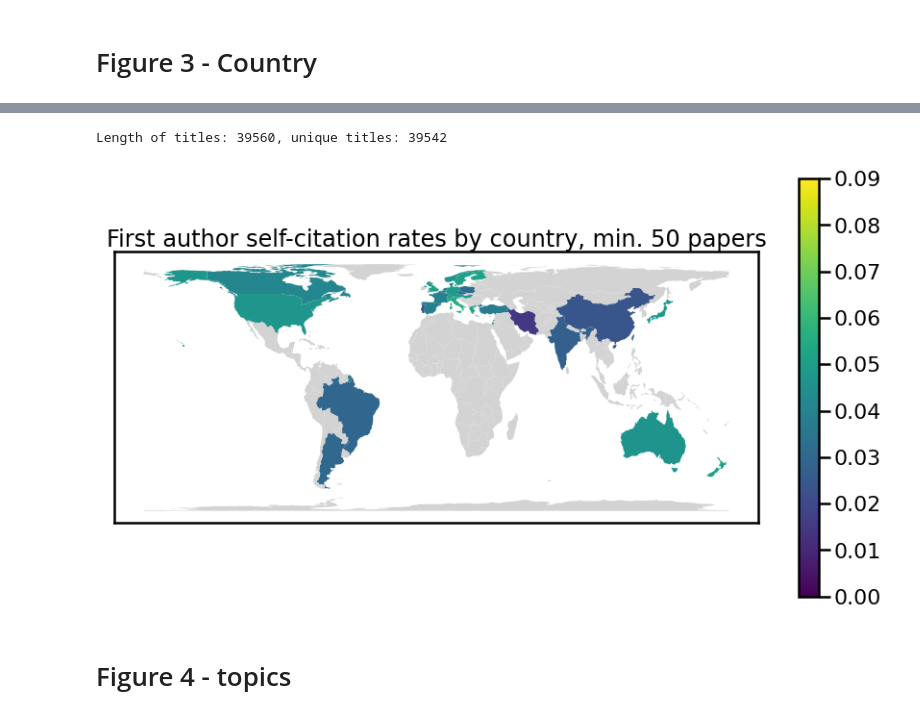
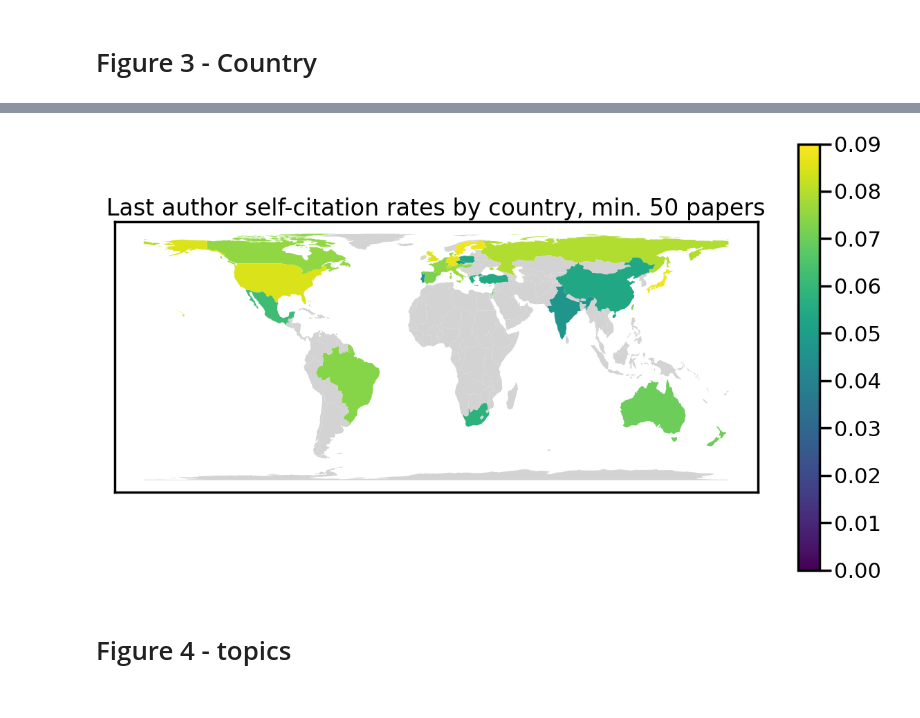
Before and after one commit to mattrosenblatt7/self_citation, a Jupyter notebook: raw_data_analysis/bootstrap_analysis.ipynb, the cells around one changed output, grey strips where cells are left out. Saved outputs shown, nothing was run; the diff lists cells and outputs as text; code cells hidden in the pictures.

Commit message:
uploading anonymized data and scripts

```diff
--- a/raw_data_analysis/bootstrap_analysis.ipynb
+++ b/raw_data_analysis/bootstrap_analysis.ipynb
@@ -411,5 +422,6 @@ print(np.percentile(dat['sc_rates'][:, -1, :], q=97.5, axis=0))
 # %%
-save_figs=True
+# Make plot of self-citation rate over time
+
 sns.set_context('poster')
 ordering = ['First author', 'Last author', 'Any author']
 years = np.arange(2000, 2021)
@@ -455,7 +469,8 @@ pvalue: 0.00010236054932368681
 # %% [markdown]
 ## for first or last auth
 # %%
-save_figs = True
+# Make plots of first/last author self-citation rates vs academic age
+
 # functions for finding quantiles from dataframes
 def qlower(x):
     return x.quantile(0.25)
@@ -608,7 +559,0 @@ print(df_affil.shape)
-# %%
-titles_unique = set()
-for x in titles:
-    titles_unique.add(x)
-print('Length of titles: {:d}, unique titles: {:d}'.format(len(titles), len(titles_unique)))
-# %% [output]
-Length of titles: 39560, unique titles: 39542
@@ -630,6 +560,14 @@ df_affil['country'] = affil_country
 # %%
+# Affiliation data (2016-2020 only)
+df_affil = df_all[df_all['Year'].isin([2016, 2017, 2018, 2019, 2020])].reset_index()
 df_affil['numpapers'] = [1]*len(df_affil)
-df_country_summary = df_affil.groupby(["SC Type", 'country']).agg({"numref": "sum", "fa": "sum", "la": "sum", "fa_la": "sum", "any": "sum", "numpapers":"sum"}).reset_index()
+df_country_summary = df_affil.groupby(["SC Type", 'affil_country']).agg({"numref": "sum", "fa": "sum", "la": "sum", "fa_la": "sum", "any": "sum", "numpapers":"sum"}).reset_index()
 df_country_summary['sum_perc_fa'] = df_country_summary['fa'] / df_country_summary['numref']
 df_country_summary['sum_perc_la'] = df_country_summary['la'] / df_country_summary['numref']
 df_country_summary['sum_perc_any'] = df_country_summary['any'] / df_country_summary['numref']
+
+
+paper_thresh = 50  # exclude countries with fewer than 50 papers
+df_country_summary = df_country_summary[df_country_summary.affil_country!='Error']
+df_country_summary = df_country_summary[df_country_summary.numpapers>paper_thresh]
+df_country_summary['iso_a3'] = coco.convert(names=list(df_country_summary.affil_country), to='ISO3', not_found='NULL')
@@ -646,31 +574,26 @@ import geopandas as gpd
-# %%
-paper_thresh = 50  # exclude countries with fewer than 50 papers
-df_country_summary = df_country_summary[df_country_summary.country!='Error']
-df_country_summary = df_country_summary[df_country_summary.numpapers>paper_thresh]
-df_country_summary['iso_a3'] = coco.convert(names=list(df_country_summary.country), to='ISO3', not_found='NULL')
 # %%
-save_figs = True
-plot_type = 'FA'  # RUN FOR FA AND LA
+# Plot map for first and/or last authors (change plot_type variable)
+plot_type = 'LA'  # RUN FOR FA AND LA
 world = gpd.read_file(gpd.datasets.get_path('naturalearth_lowres'))
 world.loc[world.name=='France', 'iso_a3'] = 'FRA'  # fix france error where iso_a3 is excluded
 df_plot = df_country_summary[df_country_summary['SC Type']==plot_type]
 world = world.merge(df_plot, how='left', left_on=['iso_a3'], right_on=['iso_a3'])
 fig, ax = plt.subplots(figsize=(15, 8))
 world = world.to_crs(epsg=6933)
 world.plot(column='sum_perc_' + plot_type.lower(), ax=ax, legend=True, missing_kwds={'color': 'lightgrey'}, cmap='viridis', vmin=0, vmax=0.09)
 ax.set_xticks([]); ax.set_yticks([])
 
 if plot_type=='FA':
   title_str = 'First author'
 elif plot_type=='LA':
   title_str = 'Last author'
 elif plot_type=='Any':
   title_str = 'Any author'
 
 ax.set_title(title_str + ' self-citation rates by country, min. ' + str(paper_thresh) + ' papers', fontsize=24)
 if save_figs:
   fig.savefig(base_path + 'fig3_country/map_' + plot_type + '.svg', format="svg", transparent=True, dpi=400, bbox_inches='tight')
 # %% [output]
-[figure, old version]
+[figure, new version]
 # %% [markdown]
 # Figure 4 - topics
```
Also changed, not shown: parts of 81 cells of this notebook, 17 other files.
